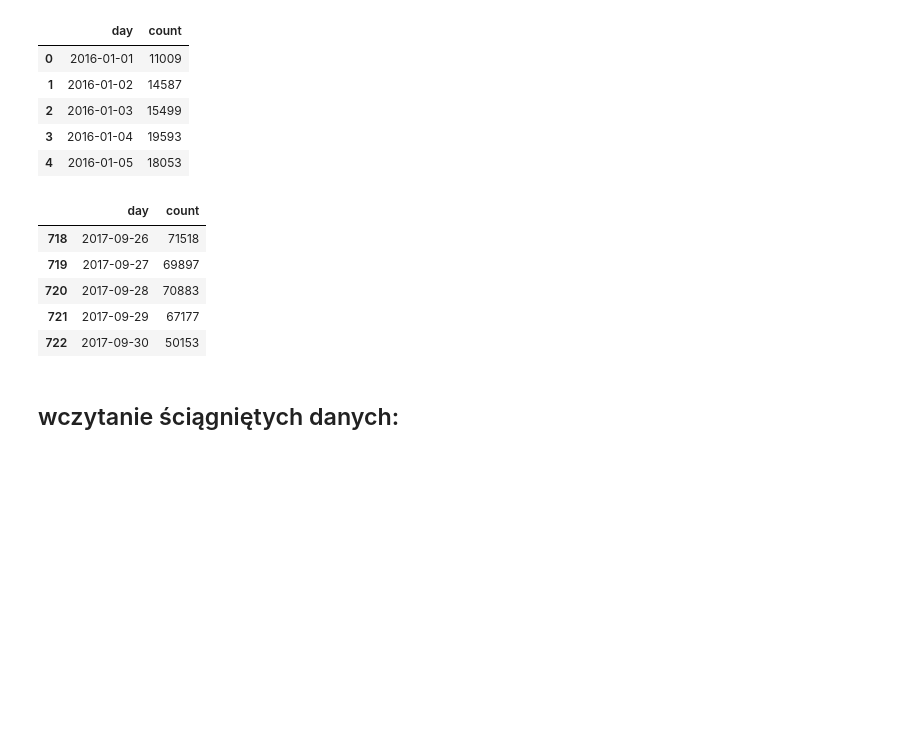
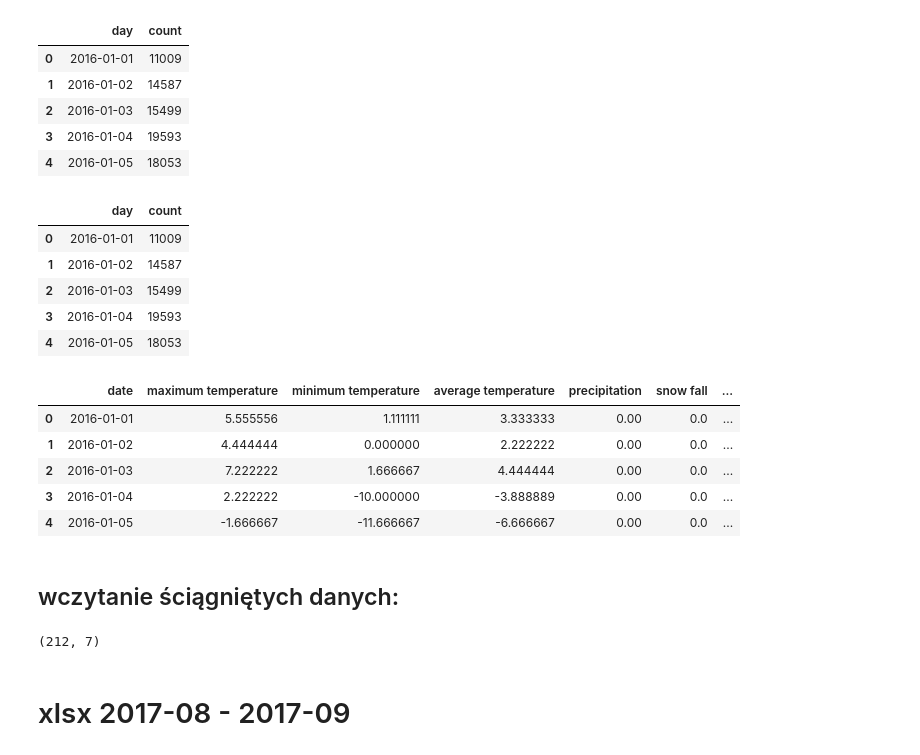
Before and after one commit to jakubkala/citibike-nyc, a Jupyter notebook: scripts/weather.ipynb, the cells around one changed output. Drawn from its saved outputs; the diff is of its cells as text; code cells hidden in the pictures; blank space fills up the shorter version.

Commit message:
2016 + weather 2017

```diff
--- a/scripts/weather.ipynb
+++ b/scripts/weather.ipynb
@@ -94,21 +95,29 @@ count_by_day2016.head()
 | 4 | 2016-01-05 | 18053 |
 # %%
 count_by_day = pd.concat([count_by_day2016,count_by_day2017]).sort_values(['day']).reset_index(drop = True)
-count_by_day.tail()
+count_by_day.head()
 # %% [output]
 |  | day | count |
-| 718 | 2017-09-26 | 71518 |
-| 719 | 2017-09-27 | 69897 |
-| 720 | 2017-09-28 | 70883 |
-| 721 | 2017-09-29 | 67177 |
-| 722 | 2017-09-30 | 50153 |
+| 0 | 2016-01-01 | 11009 |
+| 1 | 2016-01-02 | 14587 |
+| 2 | 2016-01-03 | 15499 |
+| 3 | 2016-01-04 | 19593 |
+| 4 | 2016-01-05 | 18053 |
 # %%
 import pandas as pd
 weather = pd.read_csv("../data/weather2016/weather_data_nyc_centralpark_2016(1).csv")
 # to Celcius
 for column in weather.columns.values[1:4]:
     weather[column] = (weather[column] - 32) * (5/9)
 weather['date'] = pd.to_datetime(weather['date'],format='%d-%m-%Y')
+weather.head()
+# %% [output]
+|  | date | maximum temperature | minimum temperature | average temperature | precipitation | snow fall | ... |
+| 0 | 2016-01-01 | 5.555556 | 1.111111 | 3.333333 | 0.00 | 0.0 | ... |
+| 1 | 2016-01-02 | 4.444444 | 0.000000 | 2.222222 | 0.00 | 0.0 | ... |
+| 2 | 2016-01-03 | 7.222222 | 1.666667 | 4.444444 | 0.00 | 0.0 | ... |
+| 3 | 2016-01-04 | 2.222222 | -10.000000 | -3.888889 | 0.00 | 0.0 | ... |
+| 4 | 2016-01-05 | -1.666667 | -11.666667 | -6.666667 | 0.00 | 0.0 | ... |
 # %% [markdown]
 ## wczytanie ściągniętych danych:
 # %%
@@ -155,3 +165,9 @@ for column in res.columns.values[1:4]:
 res = res.iloc[:,[0,1,2,3,7,8,9]]
 res.columns = weather.columns
 res['date'] = pd.to_datetime(res['date'])
+# %%
+res.shape
+# %% [output]
+(212, 7)
+# %% [markdown]
+# xlsx 2017-08 - 2017-09
```
Also changed, not shown: parts of 14 cells of this notebook, 51 other files.
